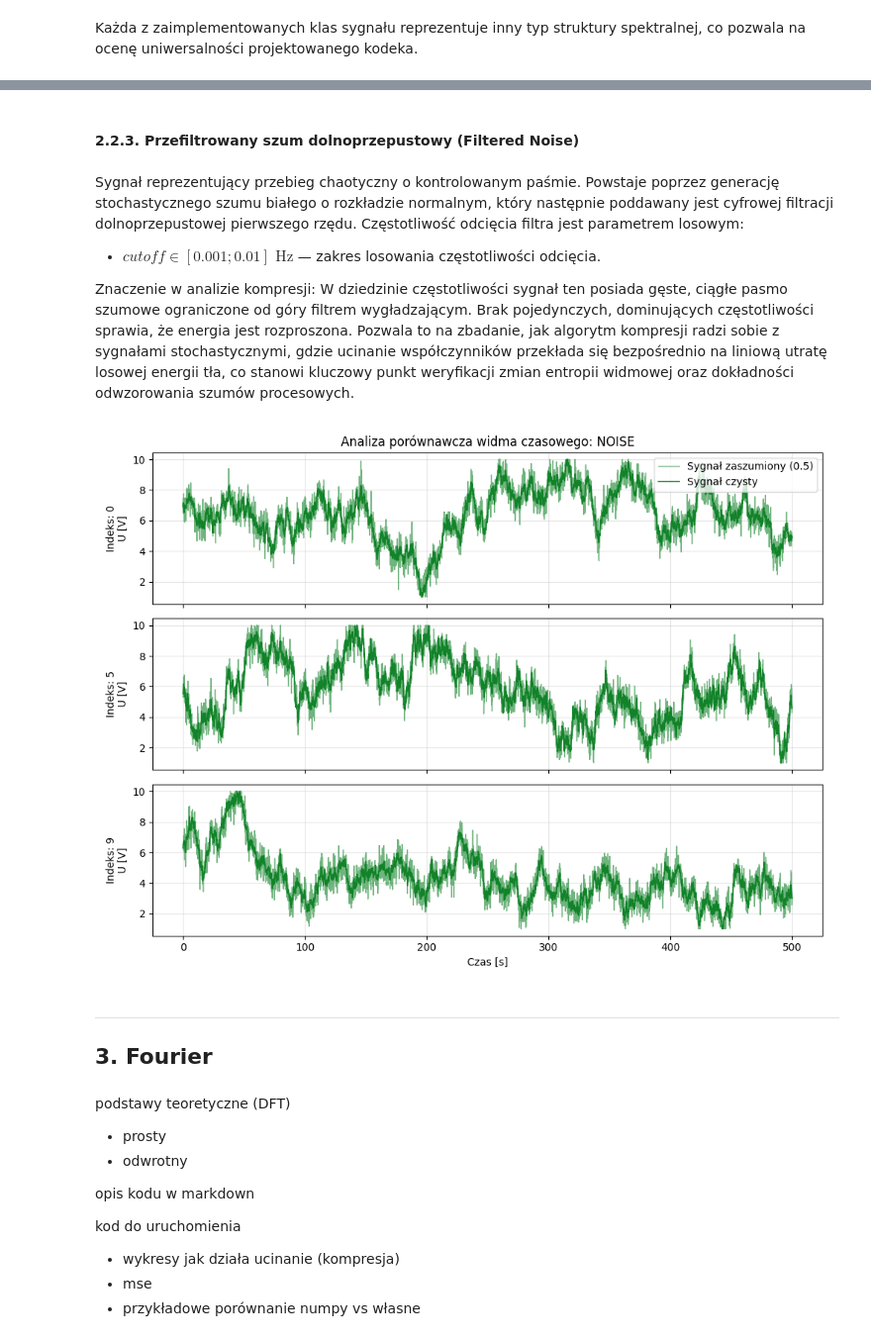
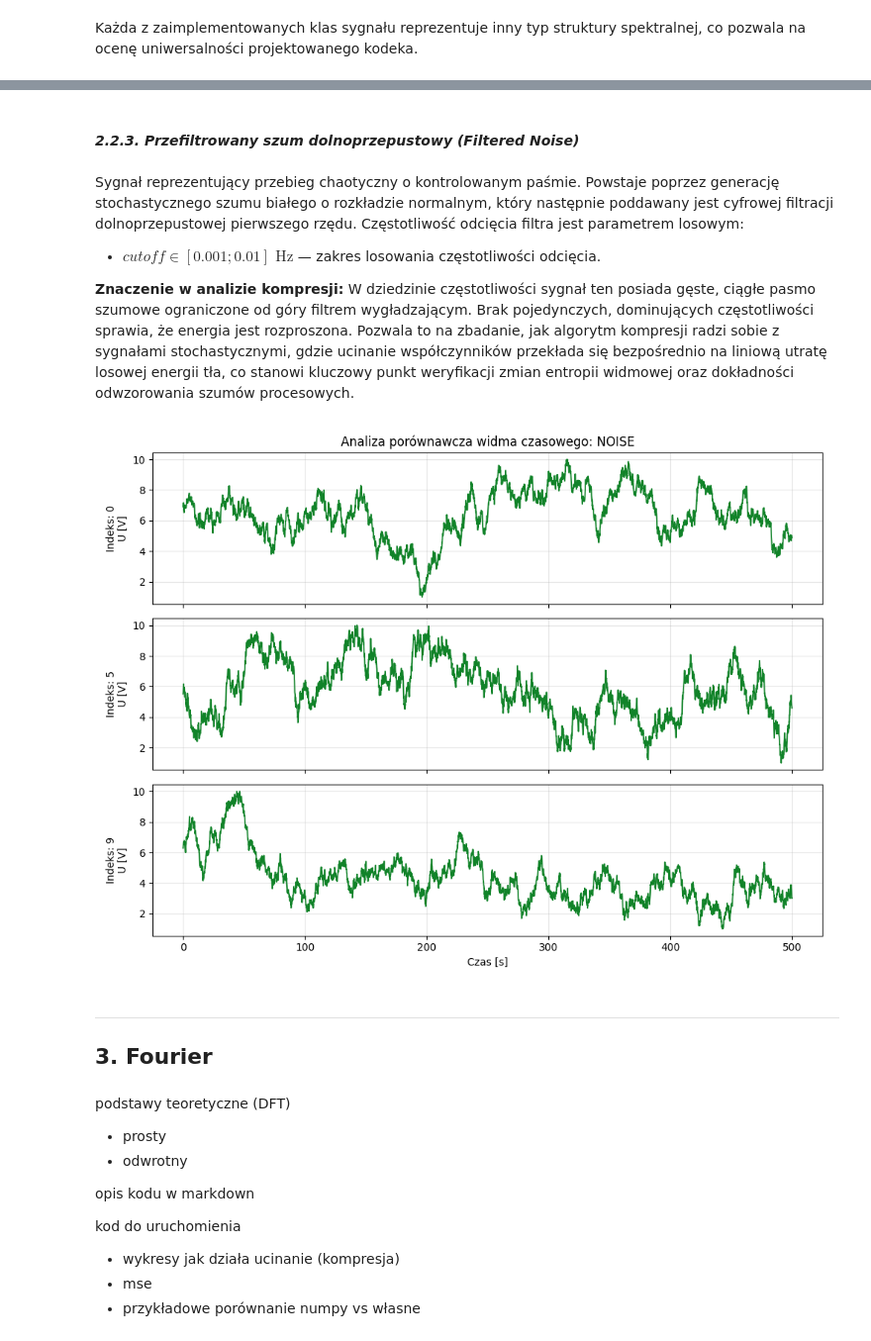
Before and after one commit to grzesiex22/Signals_1D_compression, a Jupyter notebook: main.ipynb, the cells around one changed output, grey strips where cells are left out. Shown at 99% size. Drawn from its saved outputs; the diff is of its cells as text; code cells hidden in the pictures.

```diff
--- a/main.ipynb
+++ b/main.ipynb
@@ -95,26 +101,28 @@ Plotter.plot_indices(dataset['multisine'], "multisine", indices=[0, 5, 9], signa
 # %% [markdown]
-#### 2.2.3. Przefiltrowany szum dolnoprzepustowy (Filtered Noise)
+#### ***2.2.3. Przefiltrowany szum dolnoprzepustowy (Filtered Noise)***
 # %% [markdown]
 Sygnał reprezentujący przebieg chaotyczny o kontrolowanym paśmie. Powstaje poprzez generację stochastycznego szumu białego o rozkładzie normalnym, który następnie poddawany jest cyfrowej filtracji dolnoprzepustowej pierwszego rzędu. Częstotliwość odcięcia filtra jest parametrem losowym:
 - $cutoff \in [0.001; 0.01]\text{ Hz}$ — zakres losowania częstotliwości odcięcia.
 
-Znaczenie w analizie kompresji: W dziedzinie częstotliwości sygnał ten posiada gęste, ciągłe pasmo szumowe ograniczone od góry filtrem wygładzającym. Brak pojedynczych, dominujących częstotliwości sprawia, że energia jest rozproszona. Pozwala to na zbadanie, jak algorytm kompresji radzi sobie z sygnałami stochastycznymi, gdzie ucinanie współczynników przekłada się bezpośrednio na liniową utratę losowej energii tła, co stanowi kluczowy punkt weryfikacji zmian entropii widmowej oraz dokładności odwzorowania szumów procesowych.
+**Znaczenie w analizie kompresji:** W dziedzinie częstotliwości sygnał ten posiada gęste, ciągłe pasmo szumowe ograniczone od góry filtrem wygładzającym. Brak pojedynczych, dominujących częstotliwości sprawia, że energia jest rozproszona. Pozwala to na zbadanie, jak algorytm kompresji radzi sobie z sygnałami stochastycznymi, gdzie ucinanie współczynników przekłada się bezpośrednio na liniową utratę losowej energii tła, co stanowi kluczowy punkt weryfikacji zmian entropii widmowej oraz dokładności odwzorowania szumów procesowych.
 # %%
 %matplotlib widget
 from DatasetCreator import DatasetCreator
 from Plotter import Plotter
 
 creator = DatasetCreator(t_span=[0, 500], dt=0.1, amp_range=(1, 10), noise_level=0.5, seed=42)
 dataset = creator.create_dataset(n_aprbs=0, n_multisine=0, n_noise=10)
-dataset_noisy = creator.create_noisy_dataset_copy()
 
-Plotter.plot_indices(dataset['noise'], "noise", indices=[0, 5, 9], signals_noisy=dataset_noisy['noise'], noise_level=creator.noise_level)
+Plotter.plot_indices(dataset['noise'], "noise", indices=[0, 5, 9])
+
+# dataset_noisy = creator.create_noisy_dataset_copy()
+# Plotter.plot_indices(dataset['noise'], "noise", indices=[0, 5, 9], signals_noisy=dataset_noisy['noise'], noise_level=creator.noise_level)
 # %% [output]
-[figure, old version]
+[figure, new version]
 # %% [markdown]
 ---
 
-## 3. Fourier
+## **3. Fourier**
 # %% [markdown]
 
 podstawy teoretyczne (DFT)
```
Also changed, not shown: parts of 74 cells of this notebook, 51 other files.
